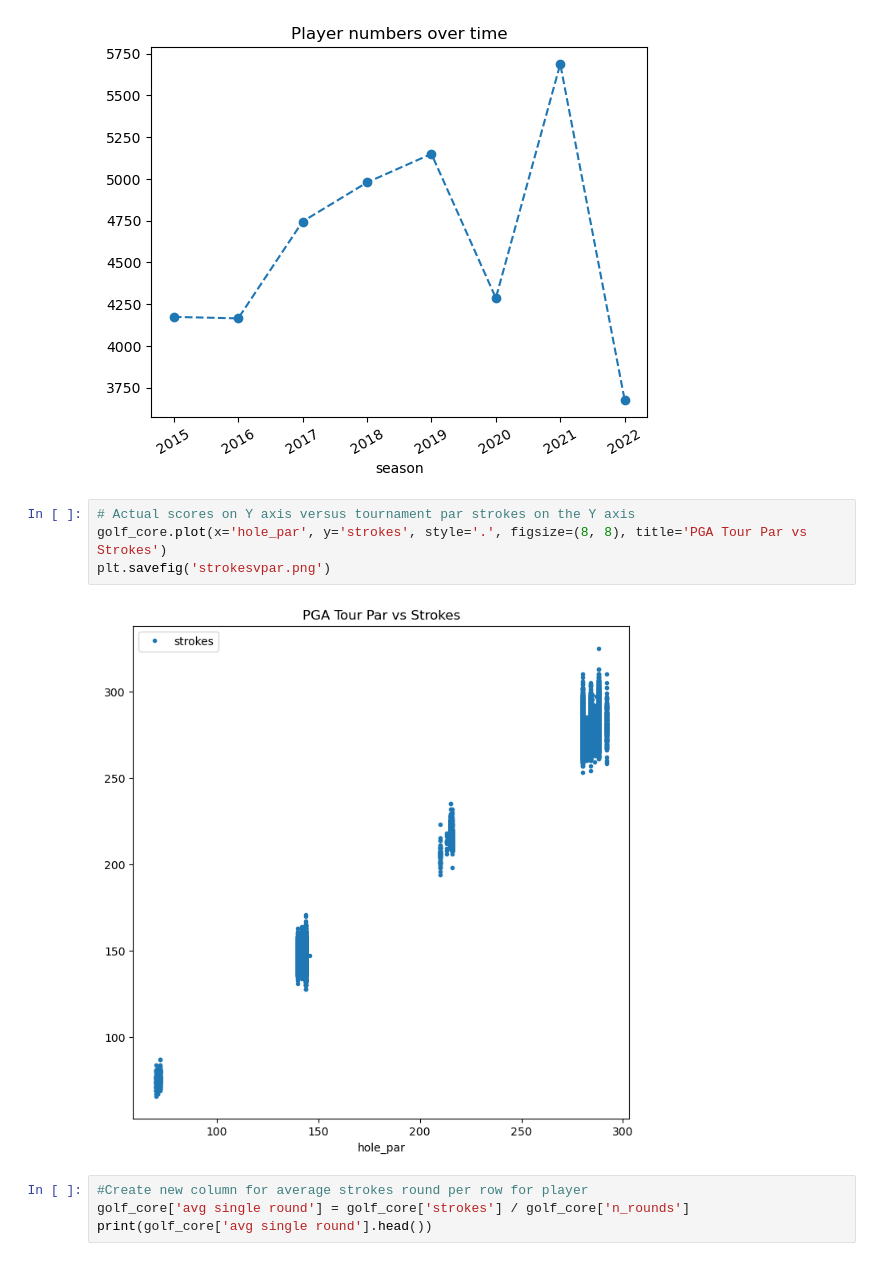
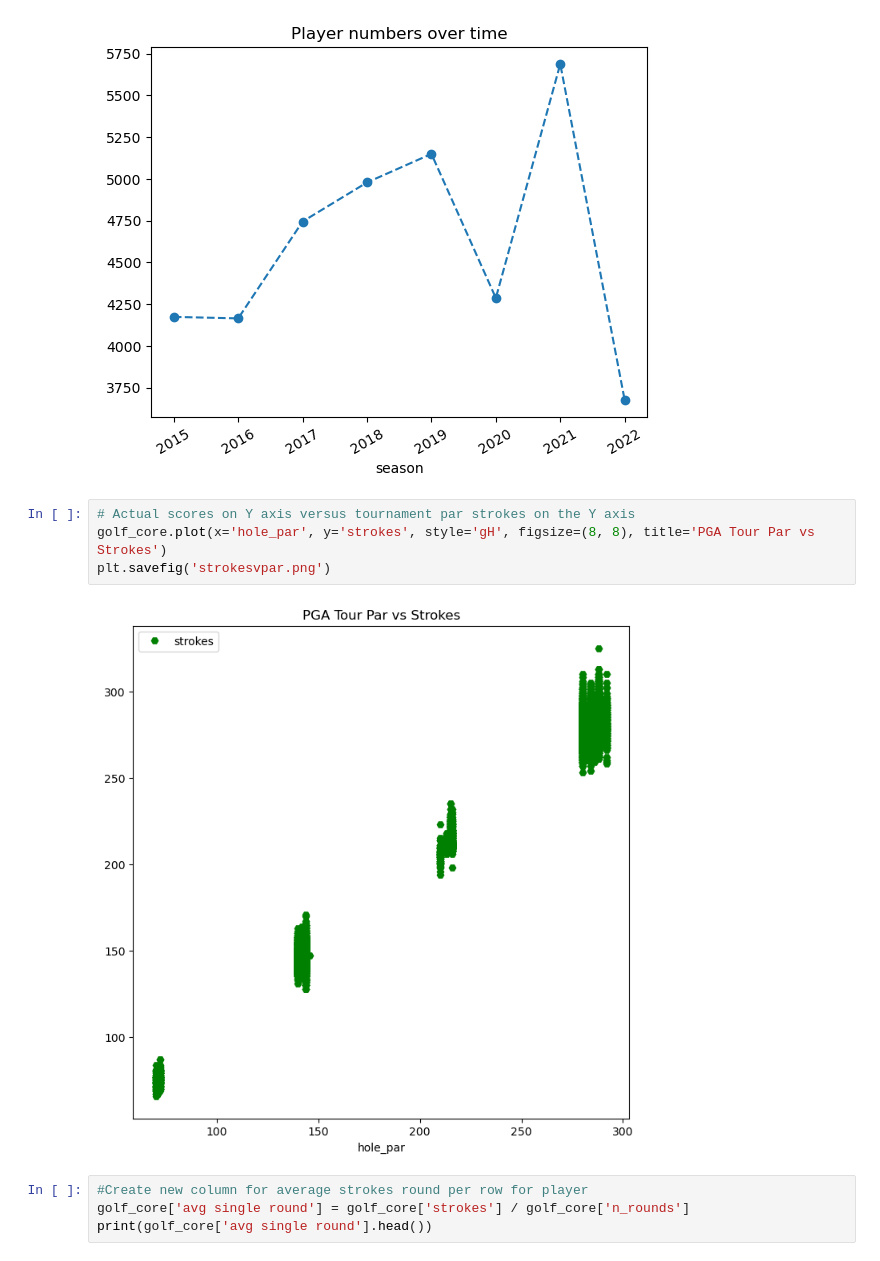
Before and after one commit to darkmillon/UCDPA_Mark_Dillon, a Jupyter notebook: UCAPA_MarkDillon.ipynb, the cells around one changed output. Cells and saved outputs as stored; diff of their text form.

```diff
--- a/UCAPA_MarkDillon.ipynb
+++ b/UCAPA_MarkDillon.ipynb
@@ -435,10 +435,10 @@ plt.show()
 [figure]
 # %%
 # Actual scores on Y axis versus tournament par strokes on the Y axis
-golf_core.plot(x='hole_par', y='strokes', style='.', figsize=(8, 8), title='PGA Tour Par vs Strokes')
+golf_core.plot(x='hole_par', y='strokes', style='gH', figsize=(8, 8), title='PGA Tour Par vs Strokes')
 plt.savefig('strokesvpar.png')
 # %% [output]
-[figure, old version]
+[figure, new version]
 # %%
 #Create new column for average strokes round per row for player
 golf_core['avg single round'] = golf_core['strokes'] / golf_core['n_rounds']
```
Also changed, not shown: parts of 2 cells of this notebook, 3 other files.
